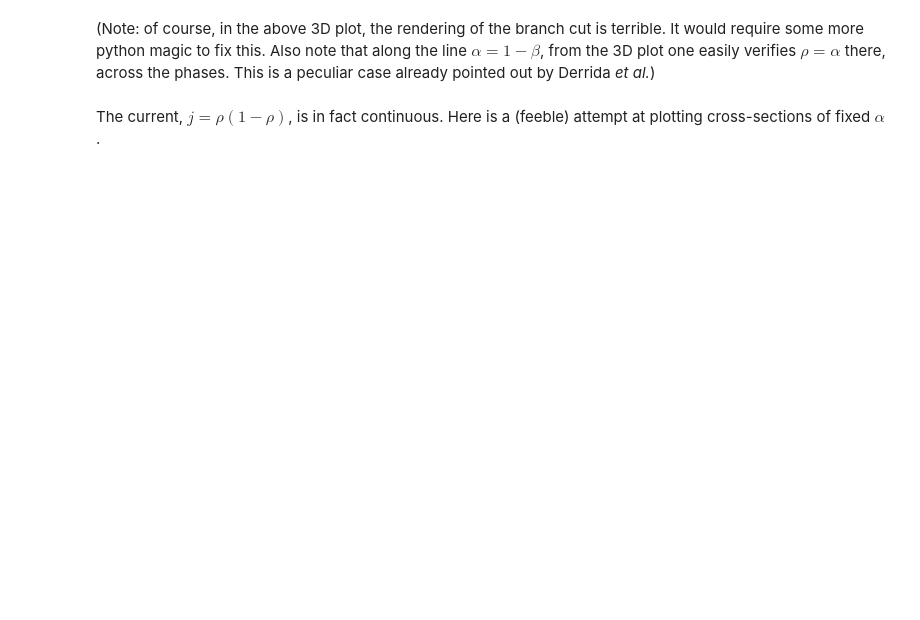
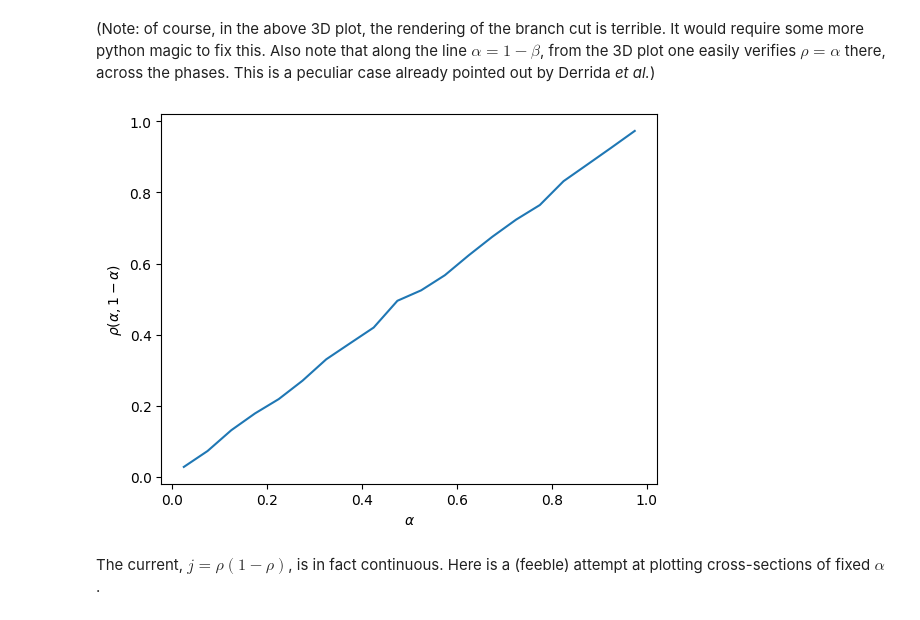
Before and after one commit to thvoigtmann/stochastic-processes, a Jupyter notebook: tasep.ipynb, the cells around one changed output. Cells and saved outputs as stored; diff of their text form; code cells hidden in the pictures; blank space fills up the shorter version.

```diff
--- a/tasep.ipynb
+++ b/tasep.ipynb
@@ -141,5 +190,13 @@ plt.show()
 # %% [markdown]
 (Note: of course, in the above 3D plot, the rendering of the branch cut is terrible. It would require some more python magic to fix this. Also note that along the line $\alpha=1-\beta$, from the 3D plot one easily verifies $\rho=\alpha$ there, across the phases. This is a peculiar case already pointed out by Derrida *et al.*)
+# %%
+plt.figure()
+plt.plot(abrange,diagram[range(len(diagram)),len(diagram)-1-np.arange(len(diagram))])
+plt.xlabel(r'$\alpha$')
+plt.ylabel(r'$\rho(\alpha,1-\alpha)$')
+plt.show()
+# %% [output]
+[figure, added]
 # %% [markdown]
 The current, $j=\rho(1-\rho)$, is in fact continuous. Here is a (feeble) attempt at plotting cross-sections of fixed $\alpha$.
 # %%
```
Also changed, not shown: parts of 14 cells of this notebook.
